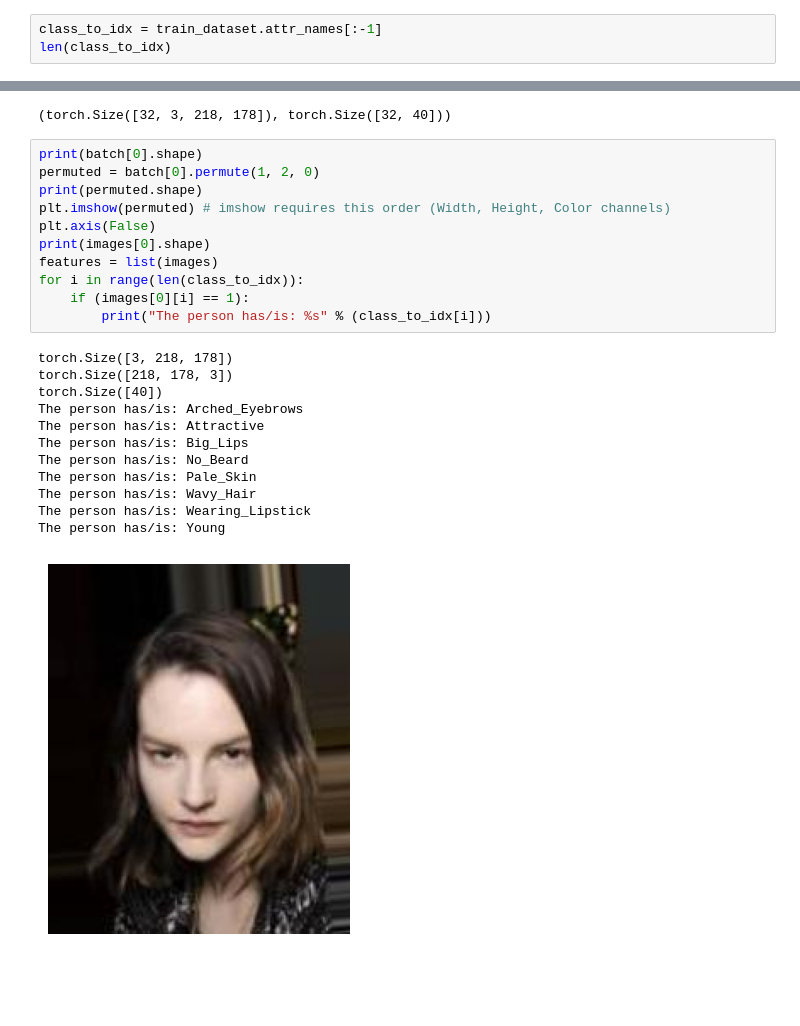
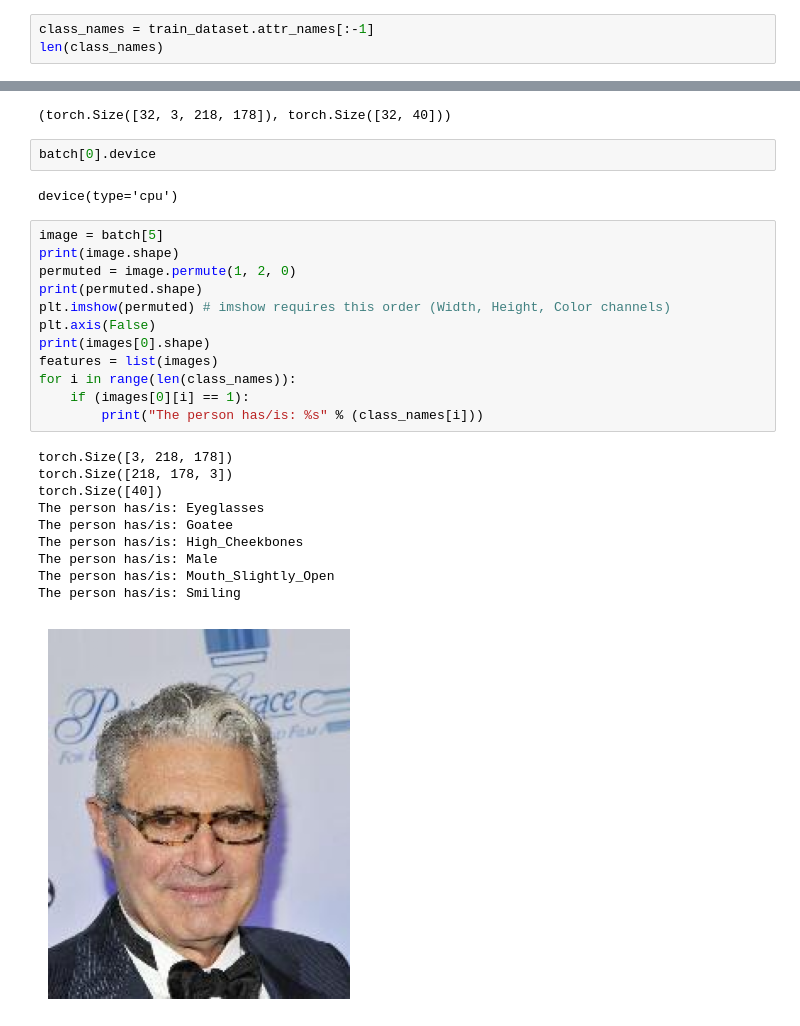
Before and after one commit to m-talbi/deep-learning, a Jupyter notebook: practice/celeb.ipynb, the cells around one changed output, grey strips where cells are left out. Drawn from its saved outputs; the diff is of its cells as text; blank space fills up the shorter version.

```diff
--- a/practice/celeb.ipynb
+++ b/practice/celeb.ipynb
@@ -17,6 +24,6 @@ AttributeError: 'CelebA' object has no attribute 'class_to_idx'
 # %%
-class_to_idx = train_dataset.attr_names[:-1]
-len(class_to_idx)
+class_names = train_dataset.attr_names[:-1]
+len(class_names)
 # %% [output]
 40
 # %%
@@ -27,27 +34,30 @@ batch, images = next(iter(train_dataset))
 batch.shape, images.shape
 # %% [output]
 (torch.Size([32, 3, 218, 178]), torch.Size([32, 40]))
+# %%
+batch[0].device
+# %% [output]
+device(type='cpu')
 # %%
-print(batch[0].shape)
-permuted = batch[0].permute(1, 2, 0)
+image = batch[5]
+print(image.shape)
+permuted = image.permute(1, 2, 0)
 print(permuted.shape)
 plt.imshow(permuted) # imshow requires this order (Width, Height, Color channels)
 plt.axis(False)
 print(images[0].shape)
 features = list(images)
-for i in range(len(class_to_idx)):
+for i in range(len(class_names)):
     if (images[0][i] == 1):
-        print("The person has/is: %s" % (class_to_idx[i]))
+        print("The person has/is: %s" % (class_names[i]))
 # %% [output]
 torch.Size([3, 218, 178])
 torch.Size([218, 178, 3])
 torch.Size([40])
-The person has/is: Arched_Eyebrows
-The person has/is: Attractive
-The person has/is: Big_Lips
-The person has/is: No_Beard
-The person has/is: Pale_Skin
-The person has/is: Wavy_Hair
-The person has/is: Wearing_Lipstick
-The person has/is: Young
+The person has/is: Eyeglasses
+The person has/is: Goatee
+The person has/is: High_Cheekbones
+The person has/is: Male
+The person has/is: Mouth_Slightly_Open
+The person has/is: Smiling
-[figure, old version]
+[figure, new version]
```
Also changed, not shown: parts of 19 cells of this notebook, 4 other files.
